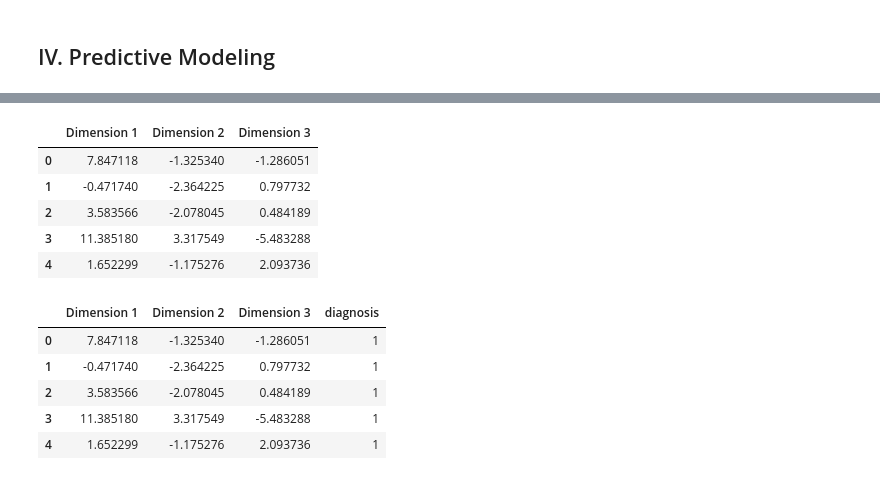
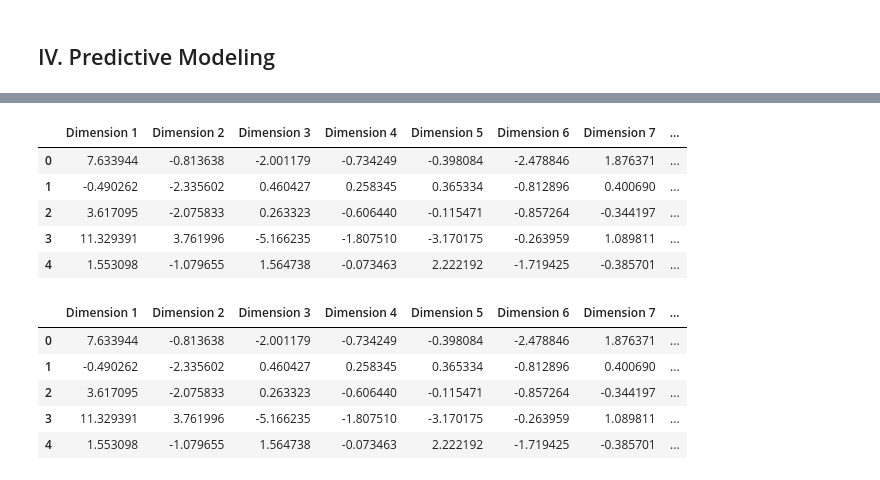
Before and after one commit to daniellaraz/Breast_Cancer_Project, a Jupyter notebook: Breast_Cancer_Exploration.ipynb, the cells around one changed output, grey strips where cells are left out. Drawn from its saved outputs; the diff is of its cells as text; code cells hidden in the pictures.

```diff
--- a/Breast_Cancer_Exploration.ipynb
+++ b/Breast_Cancer_Exploration.ipynb
@@ -190,7 +198,7 @@ all_features = list(bc_data)
 all_features = [x for x in all_features if x != 'Diagnosis']
 # %%
 # dropping perimeter and radius features, keeping area features, due to high correlation
-regex = re.compile(r'perimeter|radius|texture_mean|texture_worst|area_worst|concave_points_worst|concave points_mean')
+regex = re.compile(r'perimeter|radius|texture_worst|area_worst|concave_points_worst|concave points_mean')
 features = [x for x in all_features if not regex.search(x)]
 # %%
 # sanity check
@@ -456,0 +460,8 @@ principal_df.head(5)
+# %%
+pca = PCA(n_components=8)
+principal_components = pca.fit_transform(processed_feature_data)
+#pca.explained_variance_ratio_
+
+total_variance = np.sum(pca.explained_variance_ratio_)*100
+print("These %d eigenvectors account for a total of %d percent of the total variance in the original dataset"
+      % (n_components, total_variance))
@@ -497,19 +509,22 @@ pca_results = pca_results(processed_feature_data, pca)
+# %%
+reduced_data = pd.DataFrame(principal_components, columns = ['Dimension 1', 'Dimension 2', 'Dimension 3', 'Dimension 4', 'Dimension 5',
+                                                             'Dimension 6', 'Dimension 7', 'Dimension 8'])
 # %%
 reduced_data.head(5)
 # %% [output]
-|  | Dimension 1 | Dimension 2 | Dimension 3 |
-| 0 | 7.847118 | -1.325340 | -1.286051 |
-| 1 | -0.471740 | -2.364225 | 0.797732 |
-| 2 | 3.583566 | -2.078045 | 0.484189 |
-| 3 | 11.385180 | 3.317549 | -5.483288 |
-| 4 | 1.652299 | -1.175276 | 2.093736 |
+|  | Dimension 1 | Dimension 2 | Dimension 3 | Dimension 4 | Dimension 5 | Dimension 6 | Dimension 7 | ... |
+| 0 | 7.633944 | -0.813638 | -2.001179 | -0.734249 | -0.398084 | -2.478846 | 1.876371 | ... |
+| 1 | -0.490262 | -2.335602 | 0.460427 | 0.258345 | 0.365334 | -0.812896 | 0.400690 | ... |
+| 2 | 3.617095 | -2.075833 | 0.263323 | -0.606440 | -0.115471 | -0.857264 | -0.344197 | ... |
+| 3 | 11.329391 | 3.761996 | -5.166235 | -1.807510 | -3.170175 | -0.263959 | 1.089811 | ... |
+| 4 | 1.553098 | -1.079655 | 1.564738 | -0.073463 | 2.222192 | -1.719425 | -0.385701 | ... |
 # %%
-final_df = pd.concat([reduced_data, bc_data[['diagnosis']]], axis = 1)
+final_df = pd.concat([reduced_data, bc_data_no_corr[['diagnosis']]], axis = 1)
 final_df.head(5)
 # %% [output]
-|  | Dimension 1 | Dimension 2 | Dimension 3 | diagnosis |
-| 0 | 7.847118 | -1.325340 | -1.286051 | 1 |
-| 1 | -0.471740 | -2.364225 | 0.797732 | 1 |
-| 2 | 3.583566 | -2.078045 | 0.484189 | 1 |
-| 3 | 11.385180 | 3.317549 | -5.483288 | 1 |
-| 4 | 1.652299 | -1.175276 | 2.093736 | 1 |
+|  | Dimension 1 | Dimension 2 | Dimension 3 | Dimension 4 | Dimension 5 | Dimension 6 | Dimension 7 | ... |
+| 0 | 7.633944 | -0.813638 | -2.001179 | -0.734249 | -0.398084 | -2.478846 | 1.876371 | ... |
+| 1 | -0.490262 | -2.335602 | 0.460427 | 0.258345 | 0.365334 | -0.812896 | 0.400690 | ... |
+| 2 | 3.617095 | -2.075833 | 0.263323 | -0.606440 | -0.115471 | -0.857264 | -0.344197 | ... |
+| 3 | 11.329391 | 3.761996 | -5.166235 | -1.807510 | -3.170175 | -0.263959 | 1.089811 | ... |
+| 4 | 1.553098 | -1.079655 | 1.564738 | -0.073463 | 2.222192 | -1.719425 | -0.385701 | ... |
```
Also changed, not shown: parts of 56 cells of this notebook.
